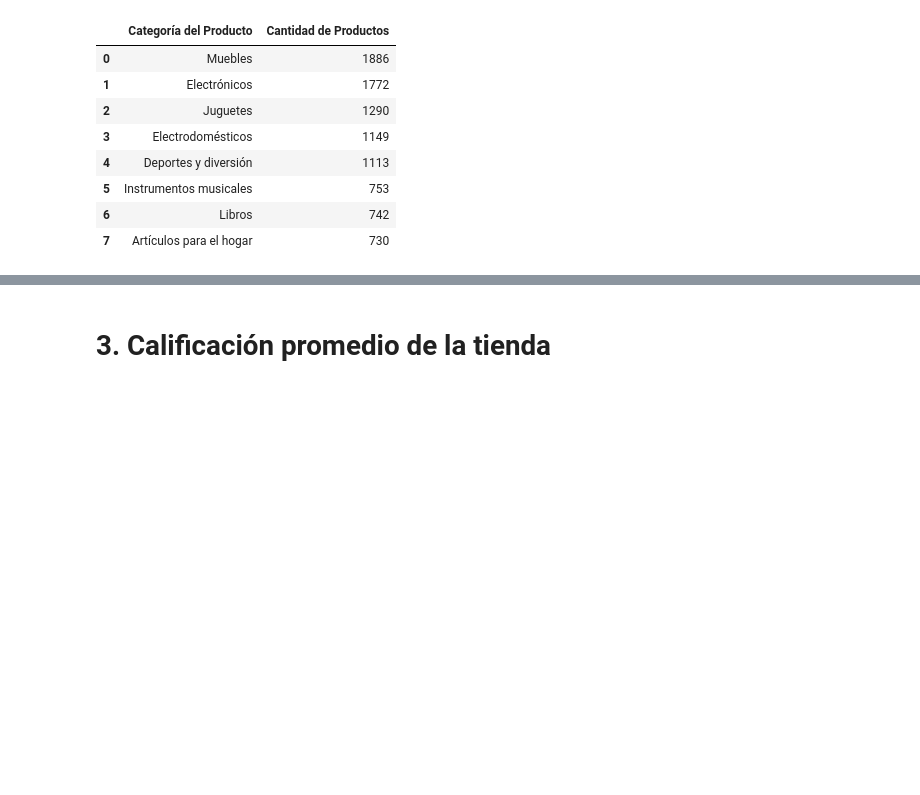
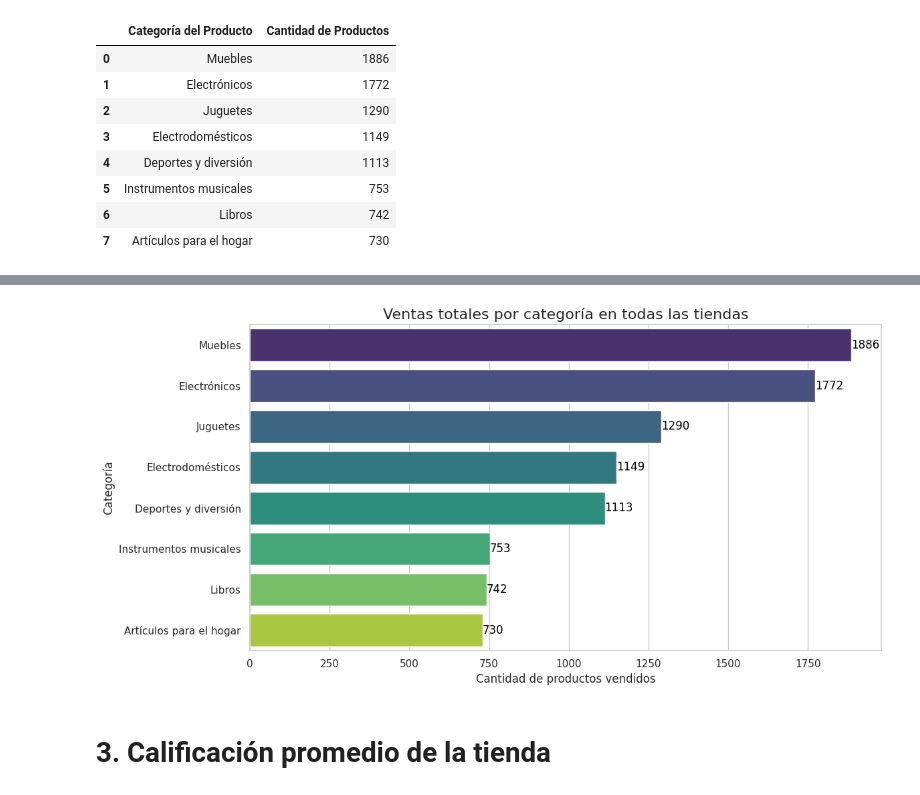
Before and after one commit to Socadan/challenge1-data-science-latam, a Jupyter notebook: AluraStoreLatam.ipynb, the cells around one changed output, grey strips where cells are left out. Saved outputs shown, nothing was run; the diff lists cells and outputs as text; code cells hidden in the pictures; blank space fills up the shorter version.

```diff
--- a/AluraStoreLatam.ipynb
+++ b/AluraStoreLatam.ipynb
@@ -218,3 +300,22 @@ Ventas totales por categoría en todas las tiendas:
+# %%
+# Gráfico de ventas totales por Categoría en todas las tiendas
+import matplotlib.pyplot as plt
+import seaborn as sns
+
+plt.figure(figsize=(12, 6))
+ax = sns.barplot(x='Cantidad de Productos', y='Categoría del Producto', data=total_ventas_por_categoria, palette='viridis', hue='Categoría del Producto', legend=False)
+plt.title('Ventas totales por categoría en todas las tiendas', fontsize=16)
+plt.xlabel('Cantidad de productos vendidos', fontsize=12)
+plt.ylabel('Categoría', fontsize=12)
+plt.tight_layout()
+
+# Agregar etiquetas de texto a las barras
+for index, row in total_ventas_por_categoria.iterrows():
+    ax.text(row['Cantidad de Productos'], index, row['Cantidad de Productos'], color='black', ha="left", va="center")
+
+plt.show()
+# %% [output]
+[figure, added]
 # %% [markdown]
 # 3. Calificación promedio de la tienda
 # %% [markdown]
```
Also changed, not shown: parts of 20 cells of this notebook.
